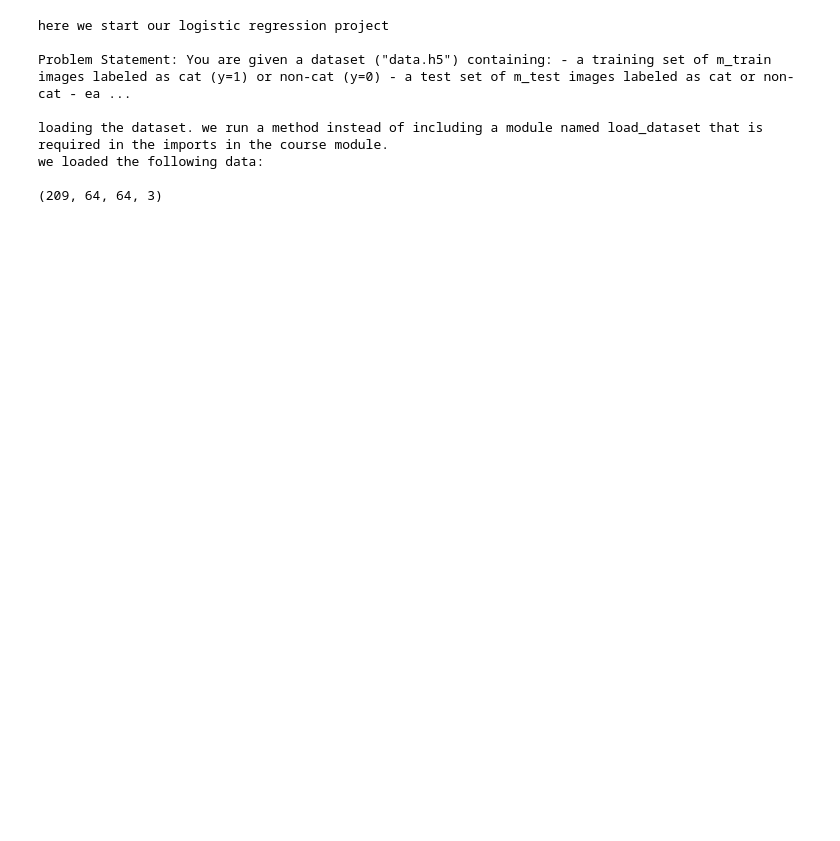
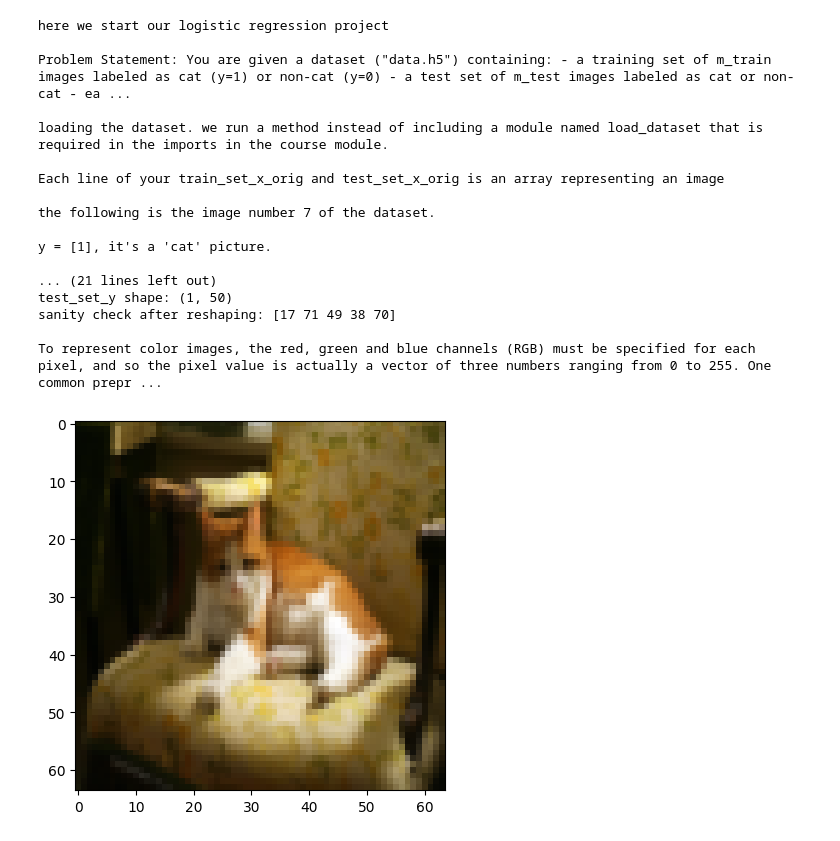
Before and after one commit to ejaramillom/catvnoncat, a Jupyter notebook: cat-vs-noncat.ipynb, the cells around one changed output. Saved outputs shown, nothing was run; the diff lists cells and outputs as text; code cells hidden in the pictures; blank space fills up the shorter version.

Commit message:
feat(004): reshape and shape exercises

```diff
--- a/cat-vs-noncat.ipynb
+++ b/cat-vs-noncat.ipynb
@@ -11,33 +11,92 @@ print('here we start our logistic regression project \n')
 print('Problem Statement: You are given a dataset ("data.h5") containing: - a training set of m_train images labeled as cat (y=1) or non-cat (y=0) - a test set of m_test images labeled as cat or non-cat - each image is of shape (num_px, num_px, 3) where 3 is for the 3 channels (RGB). Thus, each image is square (height = num_px) and (width = num_px). You will build a simple image-recognition algorithm that can correctly classify pictures as cat or non-cat. \n')
 
 def load_dataset():
-  print('loading the dataset. we run a method instead of including a module named load_dataset that is required in the imports in the course module.')
+  print('loading the dataset. we run a method instead of including a module named load_dataset that is required in the imports in the course module. \n')
   # file_data = scipy.io.loadmat('dataset.mat')
   train_dataset = h5py.File('datasets/train_catvnoncat.h5', "r")
   train_set_x_orig = np.array(train_dataset["train_set_x"][:]) # your train set features
   train_set_y_orig = np.array(train_dataset["train_set_y"][:]) # your train set labels
 
   test_dataset = h5py.File('datasets/test_catvnoncat.h5', "r")
   test_set_x_orig = np.array(test_dataset["test_set_x"][:]) # your test set features
   test_set_y_orig = np.array(test_dataset["test_set_y"][:]) # your test set labels
 
   classes = np.array(test_dataset["list_classes"][:]) # the list of classes
 
+  print('Each line of your train_set_x_orig and test_set_x_orig is an array representing an image \n')
+
   train_set_y_orig = train_set_y_orig.reshape((1, train_set_y_orig.shape[0]))
   test_set_y_orig = test_set_y_orig.reshape((1, test_set_y_orig.shape[0]))
 
   return train_set_x_orig, train_set_y_orig, test_set_x_orig, test_set_y_orig, classes
 
 train_set_x_orig, train_set_y, test_set_x_orig, test_set_y, classes = load_dataset()
 
+# check an example of a picture that exists in the dataset loaded
+print('the following is the image number 7 of the dataset. \n')
+index = 7
+plt.imshow(train_set_x_orig[index])
+print ("y = " + str(train_set_y[:, index]) + ", it's a '" + classes[np.squeeze(train_set_y[:, index])].decode("utf-8") +  "' picture. \n")
+
 print('we loaded the following data: \n')
 print(train_set_x_orig.shape)
+print('\n')
+
+# exercise
+
+print('Exercise: Find the values for: - m_train (number of training examples) - m_test (number of test examples) - num_px (= height = width of a training image) Remember that train_set_x_orig is a numpy-array of shape (m_train, num_px, num_px, 3). For instance, you can access m_train by writing train_set_x_orig.shape[0]. \n')
+
+m_train = train_set_x_orig.shape[0]
+m_test = test_set_x_orig.shape[0]
+num_px = train_set_x_orig.shape[1]
+
+print ("Number of training examples: m_train = " + str(m_train))
+print ("Number of testing examples: m_test = " + str(m_test))
+print ("Height/Width of each image: num_px = " + str(num_px))
+print ("Each image is of size: (" + str(num_px) + ", " + str(num_px) + ", 3)")
+print ("train_set_x shape: " + str(train_set_x_orig.shape))
+print ("train_set_y shape: " + str(train_set_y.shape))
+print ("test_set_x shape: " + str(test_set_x_orig.shape))
+print ("test_set_y shape: " + str(test_set_y.shape) + str('\n'))
+
+# exercise 2
+
+print('Exercise: Reshape the training and test data sets so that images of size (num_px, num_px, 3) are flattened into single vectors of shape (num_px num_px 3, 1). \n')
+
+# A trick when you want to flatten a matrix X of shape (a,b,c,d) to a matrix X_flatten of shape (b*c*d, a) is to use:
+# X_flatten = X.reshape(X.shape[0], -1).T      # X.T is the transpose of X
+# train_set_x_flatten = train_set_x_orig.reshape(train_set_x_orig.shape[0], -1).T
+# test_set_x_flatten = test_set_x_orig.reshape(test_set_x_orig.shape[0], -1).T
+
+train_x_product = train_set_x_orig.shape[1] * train_set_x_orig.shape[2] * train_set_x_orig.shape[3]
+test_x_product = test_set_x_orig.shape[1] * test_set_x_orig.shape[2] * test_set_x_orig.shape[3]
+
+train_set_x_flatten = train_set_x_orig.reshape(train_x_product, train_set_x_orig.shape[0] )
+test_set_x_flatten = test_set_x_orig.reshape(test_x_product, test_set_x_orig.shape[0])
+
+print ("train_set_x_flatten shape: " + str(train_set_x_flatten.shape))
+print ("train_set_y shape: " + str(train_set_y.shape))
+print ("train_set_x_flatten shape: " + str(train_set_x_flatten.shape))
+print ("test_set_y shape: " + str(test_set_y.shape))
+print ('sanity check after reshaping: ' + str(train_set_x_flatten[0:5,0]) + '\n')
+
+print('To represent color images, the red, green and blue channels (RGB) must be specified for each pixel, and so the pixel value is actually a vector of three numbers ranging from 0 to 255. One common preprocessing step in machine learning is to center and standardize your dataset, meaning that you substract the mean of the whole numpy array from each example, and then divide each example by the standard deviation of the whole numpy array. But for picture datasets, it is simpler and more convenient and works almost as well to just divide every row of the dataset by 255 (the maximum value of a pixel channel). \n')
 # %% [output]
 here we start our logistic regression project
 
 Problem Statement: You are given a dataset ("data.h5") containing: - a training set of m_train images labeled as cat (y=1) or non-cat (y=0) - a test set of m_test images labeled as cat or non-cat - ea ...
 
 loading the dataset. we run a method instead of including a module named load_dataset that is required in the imports in the course module.
-we loaded the following data:
 
-(209, 64, 64, 3)
+Each line of your train_set_x_orig and test_set_x_orig is an array representing an image
+
+the following is the image number 7 of the dataset.
+
+y = [1], it's a 'cat' picture.
+
+... (21 lines left out)
+test_set_y shape: (1, 50)
+sanity check after reshaping: [17 71 49 38 70]
+
+To represent color images, the red, green and blue channels (RGB) must be specified for each pixel, and so the pixel value is actually a vector of three numbers ranging from 0 to 255. One common prepr ...
+[figure, added]
```
